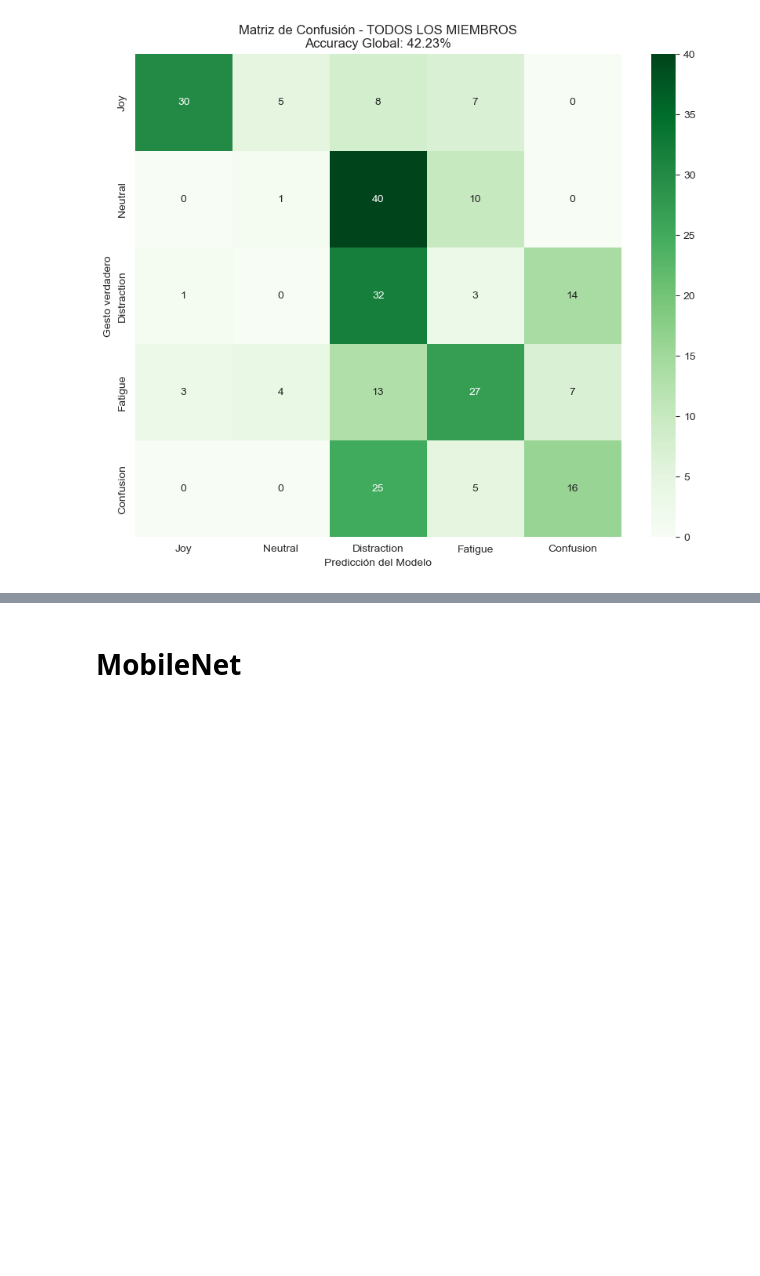
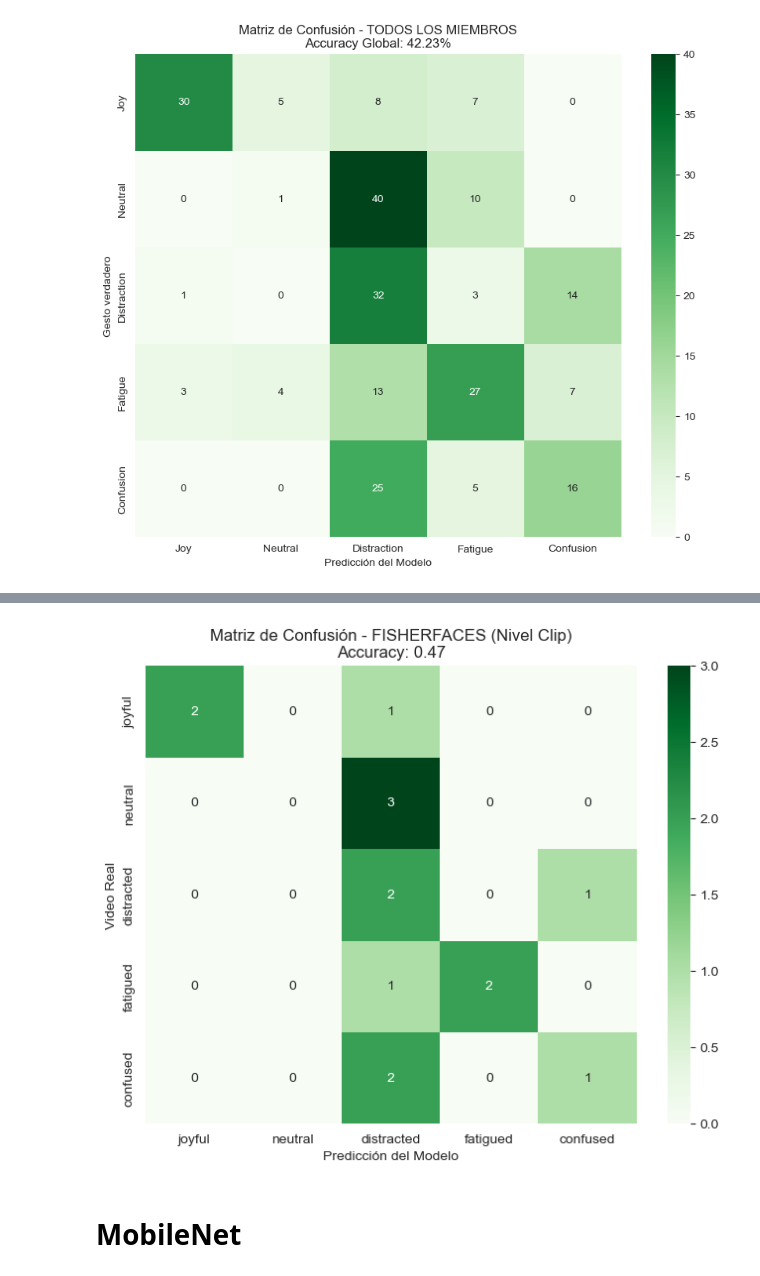
Before and after one commit to DanielDSPh/Reconocimiento-de-patrones, a Jupyter notebook: Proyecto/proyecto.ipynb, the cells around one changed output, grey strips where cells are left out. Saved outputs shown, nothing was run; the diff lists cells and outputs as text; code cells hidden in the pictures; blank space fills up the shorter version.

Commit message:
Cambios a nivel clip

```diff
--- a/Proyecto/proyecto.ipynb
+++ b/Proyecto/proyecto.ipynb
@@ -611,0 +661,98 @@ Existen pocas diferencias para la diferenciación de Neutral.
+# %%
+# --- 1. CARGA DE DATOS CON NOMBRES ---
+RUTA_BASE = "Equipo"
+print(f"--- Cargando datos reales masivos desde: {RUTA_BASE} ---")
+
+X_lista = []
+y_lista = []
+f_lista = [] # Lista para nombres
+
+if os.path.exists(RUTA_BASE):
+    miembros = [d for d in os.listdir(RUTA_BASE) if os.path.isdir(os.path.join(RUTA_BASE, d))]
+    for miembro in miembros:
+        ruta_miembro = os.path.join(RUTA_BASE, miembro)
+        # Usamos la nueva función
+        X_p, y_p, f_p = cargar_datos_fisher_con_nombres(ruta_miembro)
+
+        if len(X_p) > 0:
+            X_lista.append(X_p)
+            y_lista.append(y_p)
+            f_lista.append(f_p)
+            print(f"  > {miembro}: {len(X_p)} imágenes.")
+
+if len(X_lista) > 0:
+    X_real = np.vstack(X_lista)
+    y_real = np.concatenate(y_lista)
+    filenames_real = np.concatenate(f_lista) # Array gigante de nombres
+
+    # --- 2. PREPROCESAMIENTO Y PREDICCIÓN (FRAME POR FRAME) ---
+    print("\nProyectando datos en espacio PCA y clasificando...")
+
+    # Estandarizar y PCA (Usando los objetos ya entrenados: scaler y pca)
+    X_real_scaled = scaler.transform(X_real)
+    X_real_pca = pca.transform(X_real_scaled)
+
+    # Predicciones individuales
+    y_pred_frames = lda.predict(X_real_pca)
+
+    # --- 3. AGRUPACIÓN POR CLIP (LOGICA DE VOTACIÓN) ---
+    print("Agrupando por video...")
+
+    clips_votes = {}
+    clips_truth = {}
+
+    for i, filename in enumerate(filenames_real):
+        # Parseo: Sujeto_ClipID_Frame_Emocion.png
+        parts = filename.split('_')
+
+        # ID Único: Sujeto + ClipID + Emocion
+        # Evita mezclar el C01 de Joy con el C01 de Neutral
+        if len(parts) >= 4:
+            unique_id = f"{parts[0]}_{parts[1]}_{parts[3].split('.')[0]}"
+        else:
+            unique_id = os.path.splitext(filename)[0]
+
+        if unique_id not in clips_votes:
+            clips_votes[unique_id] = []
+            clips_truth[unique_id] = y_real[i]
+
+        clips_votes[unique_id].append(y_pred_frames[i])
+
+    # --- 4. CALCULAR MODA (RESULTADO FINAL POR VIDEO) ---
+    y_true_clips = []
+    y_pred_clips = []
+
+    print(f"Total de clips (videos) encontrados: {len(clips_votes)}")
+
+    for clip_id, votes in clips_votes.items():
+        voto_final = mode(votes, keepdims=True)[0][0]
+        y_pred_clips.append(voto_final)
+        y_true_clips.append(clips_truth[clip_id])
+
+    # --- 5. REPORTES ---
+    nombres_clases = ["joyful", "neutral", "distracted", "fatigued", "confused"]
+    indices_clases = [0, 1, 2, 3, 4] # Indices numéricos
+
+    acc = accuracy_score(y_true_clips, y_pred_clips)
+    print(f"\n=== RESULTADOS FISHERFACES NIVEL CLIP ===")
+    print(f"ACCURACY GLOBAL: {acc:.4f}")
+
+    print("\nReporte de Clasificación:")
+    print(classification_report(y_true_clips, y_pred_clips,
+                                target_names=nombres_clases,
+                                labels=indices_clases,
+                                zero_division=0))
+
+    # Matriz
+    cm = confusion_matrix(y_true_clips, y_pred_clips, labels=indices_clases)
+    plt.figure(figsize=(8, 6))
+    sns.heatmap(cm, annot=True, fmt='d', cmap='Greens',
+                xticklabels=nombres_clases, yticklabels=nombres_clases)
+    plt.title(f'Matriz de Confusión - FISHERFACES (Nivel Clip)\nAccuracy: {acc:.2f}')
+    plt.ylabel('Video Real')
+    plt.xlabel('Predicción del Modelo')
+    plt.show()
+
+else:
+    print("No se encontraron datos para evaluar.")
+# %% [output]
@@ -612,3 +776,4 @@ Existen pocas diferencias para la diferenciación de Neutral.
+[figure, added]
 # %% [markdown]
 # MobileNet
 # %% [markdown]
```
Also changed, not shown: parts of 7 cells of this notebook, 19 other files.
